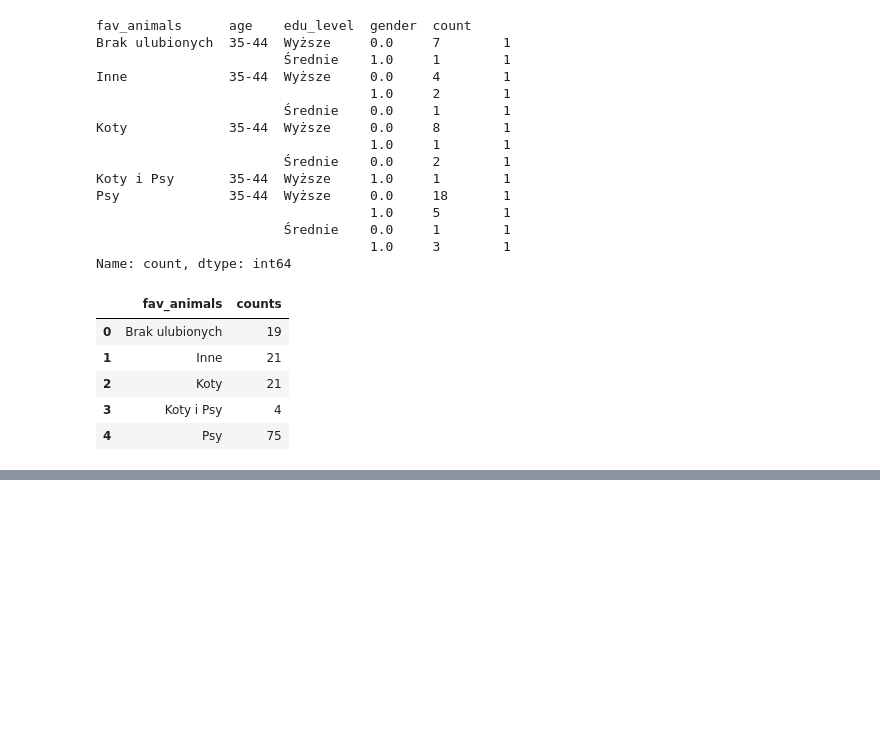
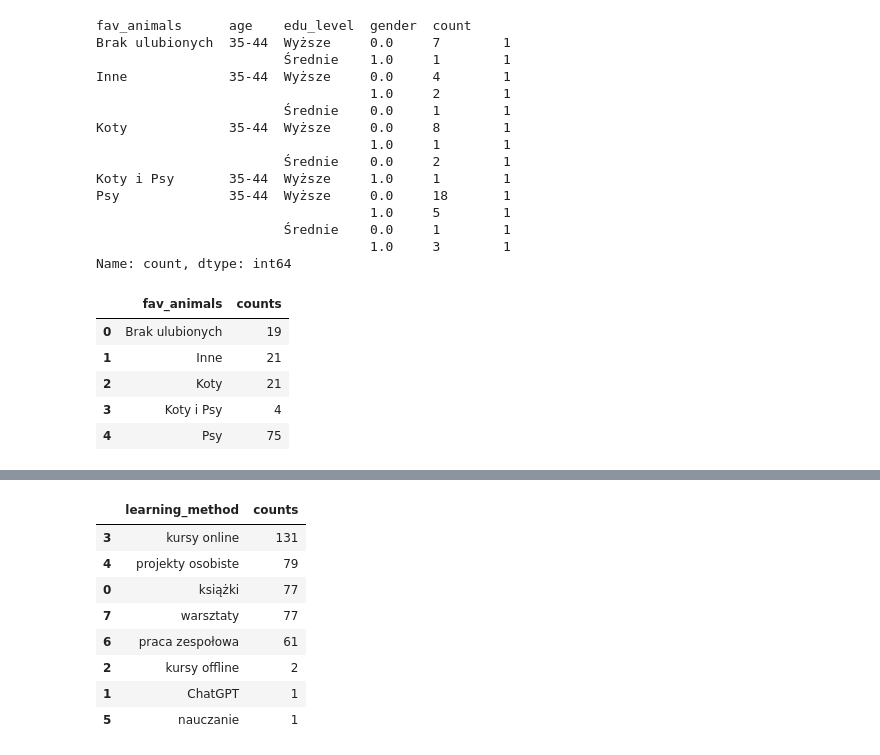
Before and after one commit to waltad/survey-review-app, a Jupyter notebook: research.ipynb, the cells around one changed output, grey strips where cells are left out. Drawn from its saved outputs; the diff is of its cells as text; code cells hidden in the pictures; blank space fills up the shorter version.

```diff
--- a/research.ipynb
+++ b/research.ipynb
@@ -295,0 +336,38 @@ df_animals
+# %%
+learning_columns = [
+    'learning_pref_books',
+    'learning_pref_chatgpt',
+    'learning_pref_offline_courses',
+    'learning_pref_online_courses',
+    'learning_pref_personal_projects',
+    'learning_pref_teaching',
+    'learning_pref_teamwork',
+    'learning_pref_workshops'
+]
+learning_translation = {
+    'learning_pref_books': 'książki',
+    'learning_pref_chatgpt': 'ChatGPT',
+    'learning_pref_offline_courses': 'kursy offline',
+    'learning_pref_online_courses': 'kursy online',
+    'learning_pref_personal_projects': 'projekty osobiste',
+    'learning_pref_teaching': 'nauczanie',
+    'learning_pref_teamwork': 'praca zespołowa',
+    'learning_pref_workshops': 'warsztaty'
+}
+df_learning = (df[learning_columns]
+               .rename(columns=learning_translation)
+               .sum()
+               .reset_index(name='counts')
+               .rename(columns={'index': 'learning_method'})
+               .sort_values('counts', ascending=False))
+df_learning
+# %% [output]
+|  | learning_method | counts |
+| 3 | kursy online | 131 |
+| 4 | projekty osobiste | 79 |
+| 0 | książki | 77 |
+| 7 | warsztaty | 77 |
+| 6 | praca zespołowa | 61 |
+| 2 | kursy offline | 2 |
+| 1 | ChatGPT | 1 |
+| 5 | nauczanie | 1 |
```
Also changed, not shown: parts of 9 cells of this notebook.
